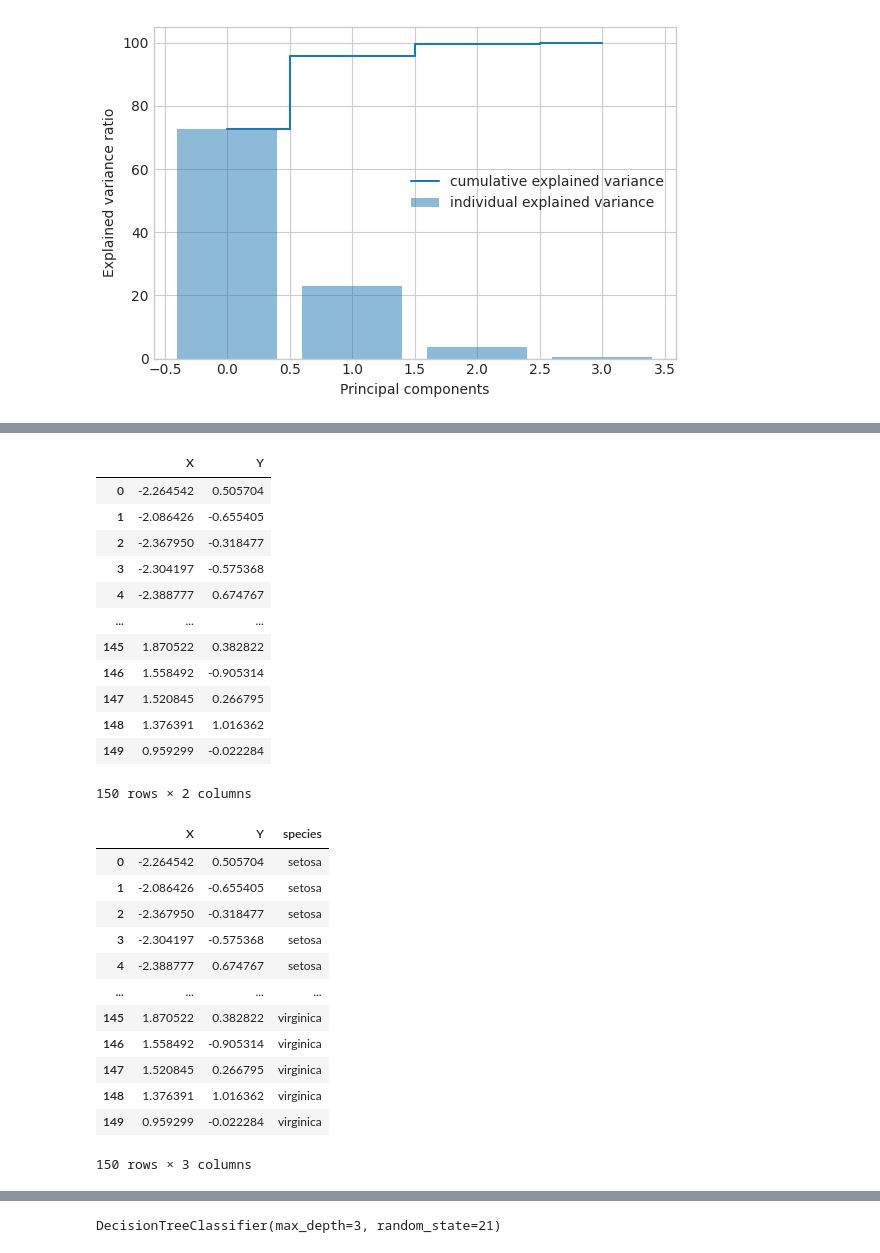
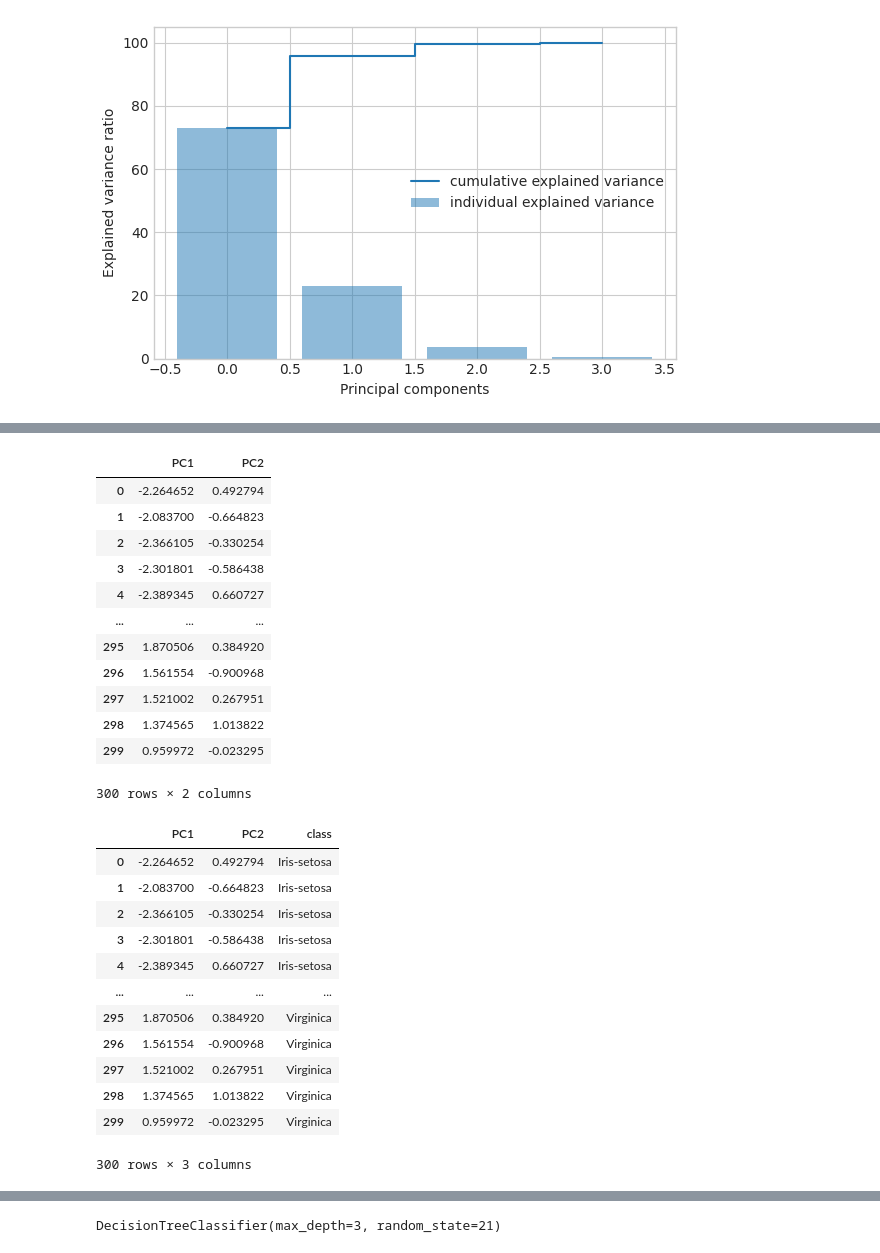
Before and after one commit to whintaaa/blogpendata, a Jupyter notebook: _sources/DT_PCA.ipynb, the cells around one changed output, grey strips where cells are left out. Cells and saved outputs as stored; diff of their text form; code cells hidden in the pictures.

```diff
--- a/_sources/DT_PCA.ipynb
+++ b/_sources/DT_PCA.ipynb
@@ -219,38 +220,38 @@ with plt.style.context('seaborn-whitegrid'):
 # %%
 data=pd.DataFrame(Y_sklearn)
-data.columns=['X','Y']
+data.columns=['PC1','PC2']
 data
 # %% [output]
-|  | X | Y |
-| 0 | -2.264542 | 0.505704 |
-| 1 | -2.086426 | -0.655405 |
-| 2 | -2.367950 | -0.318477 |
-| 3 | -2.304197 | -0.575368 |
-| 4 | -2.388777 | 0.674767 |
+|  | PC1 | PC2 |
+| 0 | -2.264652 | 0.492794 |
+| 1 | -2.083700 | -0.664823 |
+| 2 | -2.366105 | -0.330254 |
+| 3 | -2.301801 | -0.586438 |
+| 4 | -2.389345 | 0.660727 |
 | ... | ... | ... |
-| 145 | 1.870522 | 0.382822 |
-| 146 | 1.558492 | -0.905314 |
-| 147 | 1.520845 | 0.266795 |
-| 148 | 1.376391 | 1.016362 |
-| 149 | 0.959299 | -0.022284 |
+| 295 | 1.870506 | 0.384920 |
+| 296 | 1.561554 | -0.900968 |
+| 297 | 1.521002 | 0.267951 |
+| 298 | 1.374565 | 1.013822 |
+| 299 | 0.959972 | -0.023295 |
-150 rows × 2 columns
+300 rows × 2 columns
 # %%
-data['species']=df['species']
+data['class']=df['class']
 data
 # %% [output]
-|  | X | Y | species |
-| 0 | -2.264542 | 0.505704 | setosa |
-| 1 | -2.086426 | -0.655405 | setosa |
-| 2 | -2.367950 | -0.318477 | setosa |
-| 3 | -2.304197 | -0.575368 | setosa |
-| 4 | -2.388777 | 0.674767 | setosa |
+|  | PC1 | PC2 | class |
+| 0 | -2.264652 | 0.492794 | Iris-setosa |
+| 1 | -2.083700 | -0.664823 | Iris-setosa |
+| 2 | -2.366105 | -0.330254 | Iris-setosa |
+| 3 | -2.301801 | -0.586438 | Iris-setosa |
+| 4 | -2.389345 | 0.660727 | Iris-setosa |
 | ... | ... | ... | ... |
-| 145 | 1.870522 | 0.382822 | virginica |
-| 146 | 1.558492 | -0.905314 | virginica |
-| 147 | 1.520845 | 0.266795 | virginica |
-| 148 | 1.376391 | 1.016362 | virginica |
-| 149 | 0.959299 | -0.022284 | virginica |
+| 295 | 1.870506 | 0.384920 | Virginica |
+| 296 | 1.561554 | -0.900968 | Virginica |
+| 297 | 1.521002 | 0.267951 | Virginica |
+| 298 | 1.374565 | 1.013822 | Virginica |
+| 299 | 0.959972 | -0.023295 | Virginica |
-150 rows × 3 columns
+300 rows × 3 columns
 # %%
 df = data
 df
```
Also changed, not shown: parts of 28 cells of this notebook, 10 other files.
